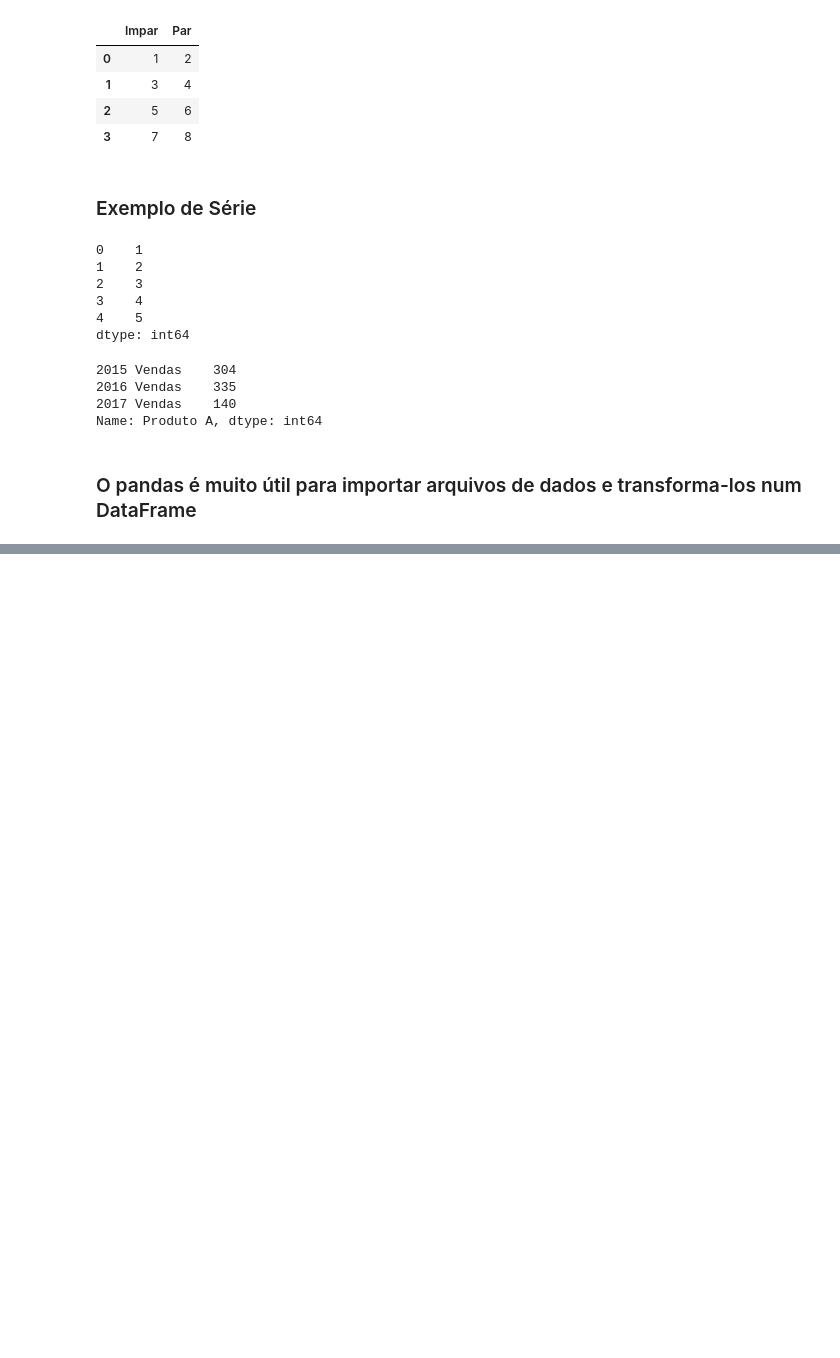
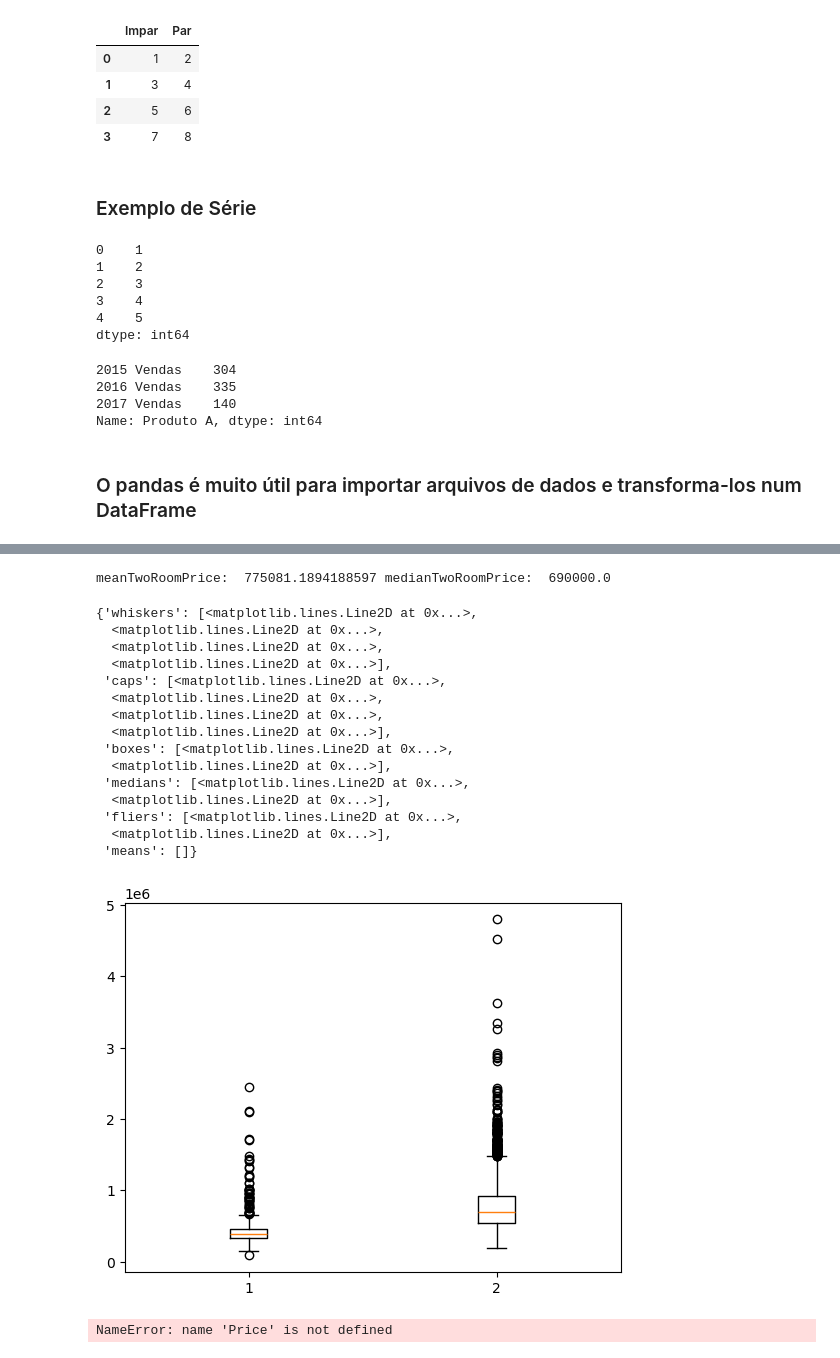
Before and after one commit to GizeleL/DataAnalysis, a Jupyter notebook: BasicDataExplorationWithPandas/BasicDataExploration.ipynb, the cells around one changed output, grey strips where cells are left out. Drawn from its saved outputs; the diff is of its cells as text; code cells hidden in the pictures; blank space fills up the shorter version.

```diff
--- a/BasicDataExplorationWithPandas/BasicDataExploration.ipynb
+++ b/BasicDataExplorationWithPandas/BasicDataExploration.ipynb
@@ -173,0 +223,37 @@ Name: 1, dtype: object
+# %%
+meanTwoRoomPrice = melbourne_data.query("Rooms==2")['Price'].mean()
+
+medianTwoRoomPrice = melbourne_data.query("Rooms==2")['Price'].median()
+
+print("meanTwoRoomPrice: ", meanTwoRoomPrice, "medianTwoRoomPrice: ", medianTwoRoomPrice)
+# %% [output]
+meanTwoRoomPrice:  775081.1894188597 medianTwoRoomPrice:  690000.0
+# %%
+# boxplot with matplotlib
+import matplotlib.pyplot as plt
+
+plt.boxplot([melbourne_data.query("Rooms==1")['Price'] , melbourne_data.query("Rooms==2")['Price']])
+# %% [output]
+{'whiskers': [<matplotlib.lines.Line2D at 0x...>,
+  <matplotlib.lines.Line2D at 0x...>,
+  <matplotlib.lines.Line2D at 0x...>,
+  <matplotlib.lines.Line2D at 0x...>],
+ 'caps': [<matplotlib.lines.Line2D at 0x...>,
+  <matplotlib.lines.Line2D at 0x...>,
+  <matplotlib.lines.Line2D at 0x...>,
+  <matplotlib.lines.Line2D at 0x...>],
+ 'boxes': [<matplotlib.lines.Line2D at 0x...>,
+  <matplotlib.lines.Line2D at 0x...>],
+ 'medians': [<matplotlib.lines.Line2D at 0x...>,
+  <matplotlib.lines.Line2D at 0x...>],
+ 'fliers': [<matplotlib.lines.Line2D at 0x...>,
+  <matplotlib.lines.Line2D at 0x...>],
+ 'means': []}
+[figure, added]
+# %%
+# boxplot with seaborn
+import seaborn as sns
+
+sns.boxplot(melbourne_data=Price.query("Room in [1,2]"), x="Room",  y="Price")
+# %% [output]
+NameError: name 'Price' is not defined
```
Also changed, not shown: parts of 22 cells of this notebook.
